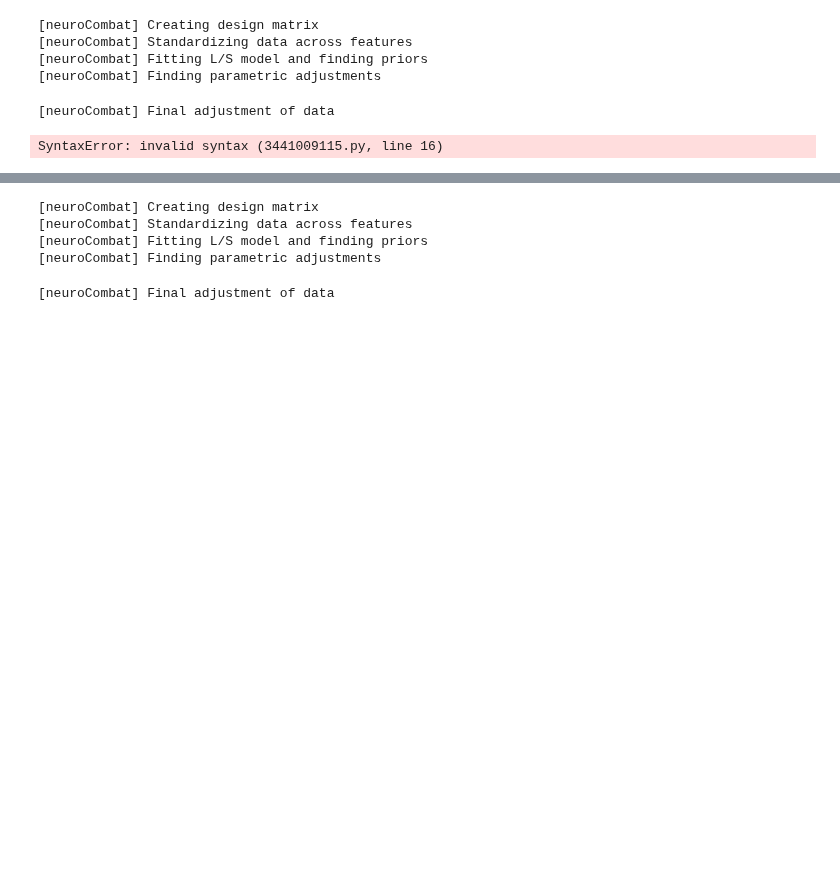
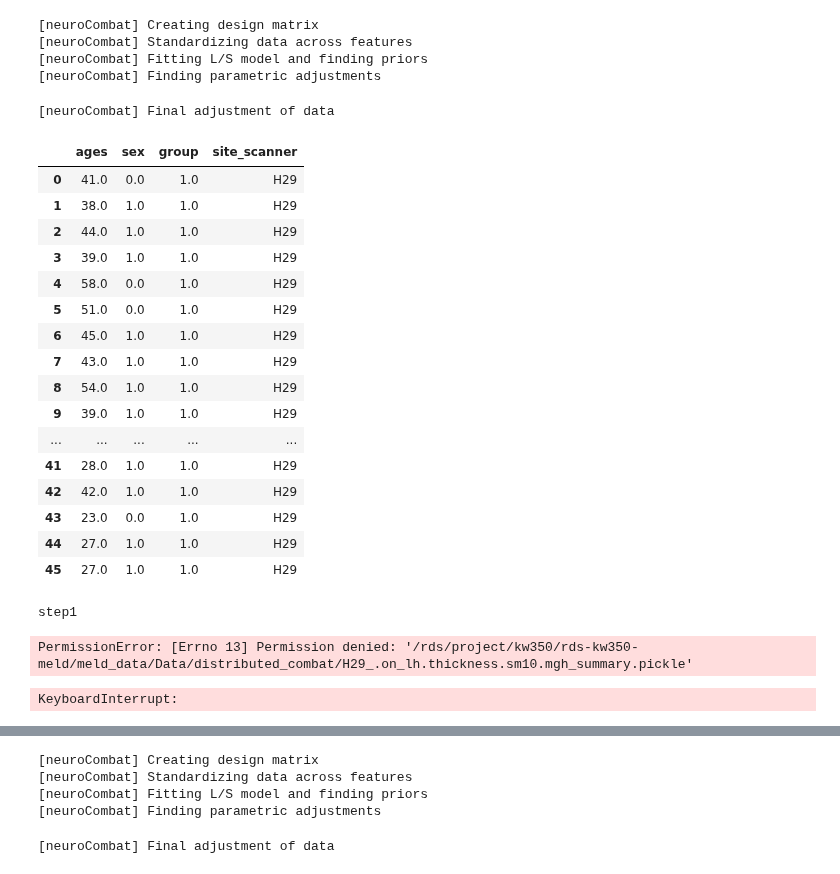
Before and after one commit to MELDProject/meld_classifier, a Jupyter notebook: notebooks/distributed_neurcombat.ipynb, the cells around one changed output, grey strips where cells are left out. Cells and saved outputs as stored; diff of their text form; code cells hidden in the pictures; blank space fills up the shorter version.

```diff
--- a/notebooks/distributed_neurcombat.ipynb
+++ b/notebooks/distributed_neurcombat.ipynb
@@ -132,6 +137,26 @@ bat = pd.Series(pd.Categorical(np.repeat(new_site_code, N),
 
 new_site_covars['site_scanner']=bat
 new_site_covars = new_site_covars[['ages','sex','group','site_scanner']]
+# %%
+new_site_covars
+# %% [output]
+|  | ages | sex | group | site_scanner |
+| 0 | 41.0 | 0.0 | 1.0 | H29 |
+| 1 | 38.0 | 1.0 | 1.0 | H29 |
+| 2 | 44.0 | 1.0 | 1.0 | H29 |
+| 3 | 39.0 | 1.0 | 1.0 | H29 |
+| 4 | 58.0 | 0.0 | 1.0 | H29 |
+| 5 | 51.0 | 0.0 | 1.0 | H29 |
+| 6 | 45.0 | 1.0 | 1.0 | H29 |
+| 7 | 43.0 | 1.0 | 1.0 | H29 |
+| 8 | 54.0 | 1.0 | 1.0 | H29 |
+| 9 | 39.0 | 1.0 | 1.0 | H29 |
+| ... | ... | ... | ... | ... |
+| 41 | 28.0 | 1.0 | 1.0 | H29 |
+| 42 | 42.0 | 1.0 | 1.0 | H29 |
+| 43 | 23.0 | 0.0 | 1.0 | H29 |
+| 44 | 27.0 | 1.0 | 1.0 | H29 |
+| 45 | 27.0 | 1.0 | 1.0 | H29 |
 # %%
 print('step1')
 dc.distributedCombat_site(new_site_data,
@@ -147,8 +172,7 @@ dc_out = dc.distributedCombat_central(
 )
 # third, use variance estimates from full MELD cohort
 
-dc_out['var_pooled'] = pd.read_pickle(os.path.join(site_combat_path,f'MELD_{feature}_var.pickle').ravel()
-new_site_covars[['ages','sex','group']]
+dc_out['var_pooled'] = pd.read_pickle(os.path.join(site_combat_path,f'MELD_{feature}_var.pickle')).ravel()
 for c in ['ages','sex','group']:
     new_site_covars[c]=new_site_covars[c].astype(np.float64)
 print('step3')
@@ -160,4 +184,26 @@ _=dc.distributedCombat_site(
     ref_batch = 'H0'
 )
 # %% [output]
-SyntaxError: invalid syntax (3441009115.py, line 16)
+step1
+PermissionError: [Errno 13] Permission denied: '/rds/project/kw350/rds-kw350-meld/meld_data/Data/distributed_combat/H29_.on_lh.thickness.sm10.mgh_summary.pickle'
+# %%
+### test preprocess function
+new_site_code = 'H29'
+feature='.on_lh.thickness.sm10.mgh'
+site_combat_path = os.path.join(BASE_PATH,'distributed_combat')
+dataset_newSite='MELD_dataset_NewSiteH29.csv'
+demographic_file_newSite=os.path.join(BASE_PATH,"demographics_qc_allgroups_with_H29.csv")
+
+#create cohort for the new subject
+c_smooth= MeldCohort(hdf5_file_root='{site_code}_{group}_featurematrix_smoothed_NewSite.hdf5',
+                   dataset=dataset_newSite)
+#create object combat
+combat =Preprocess(c_smooth,
+                       site_codes=[new_site_code],
+                       write_hdf5_file_root="{}_combat_parameters_NewSite.hdf5",
+                       data_dir=site_combat_path)
+#features names
+print(feature)
+results = combat.get_combat_new_site_parameters(feature, demographic_file_newSite)
+# %% [output]
+KeyboardInterrupt:
```
Also changed, not shown: parts of 5 cells of this notebook, 9 other files.
